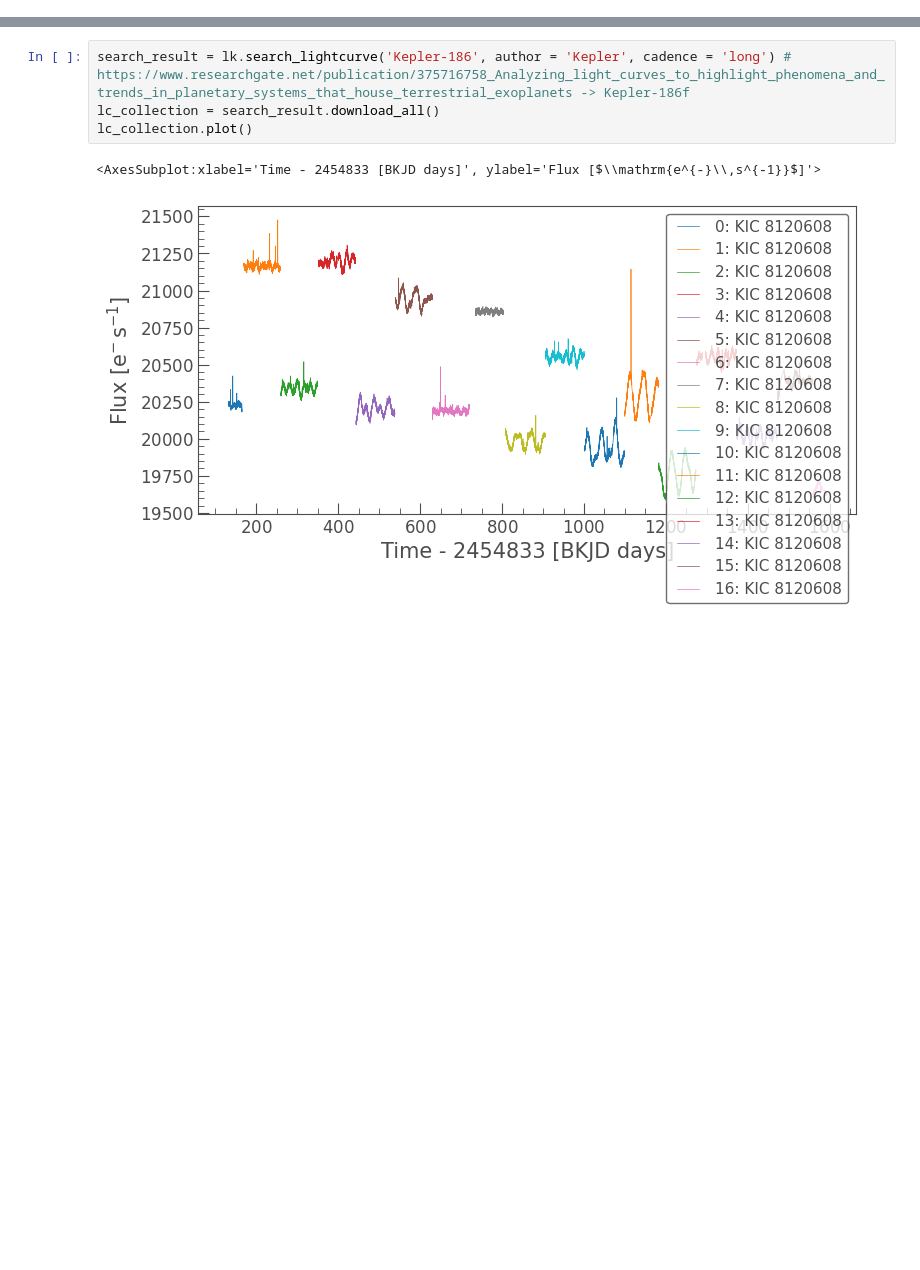
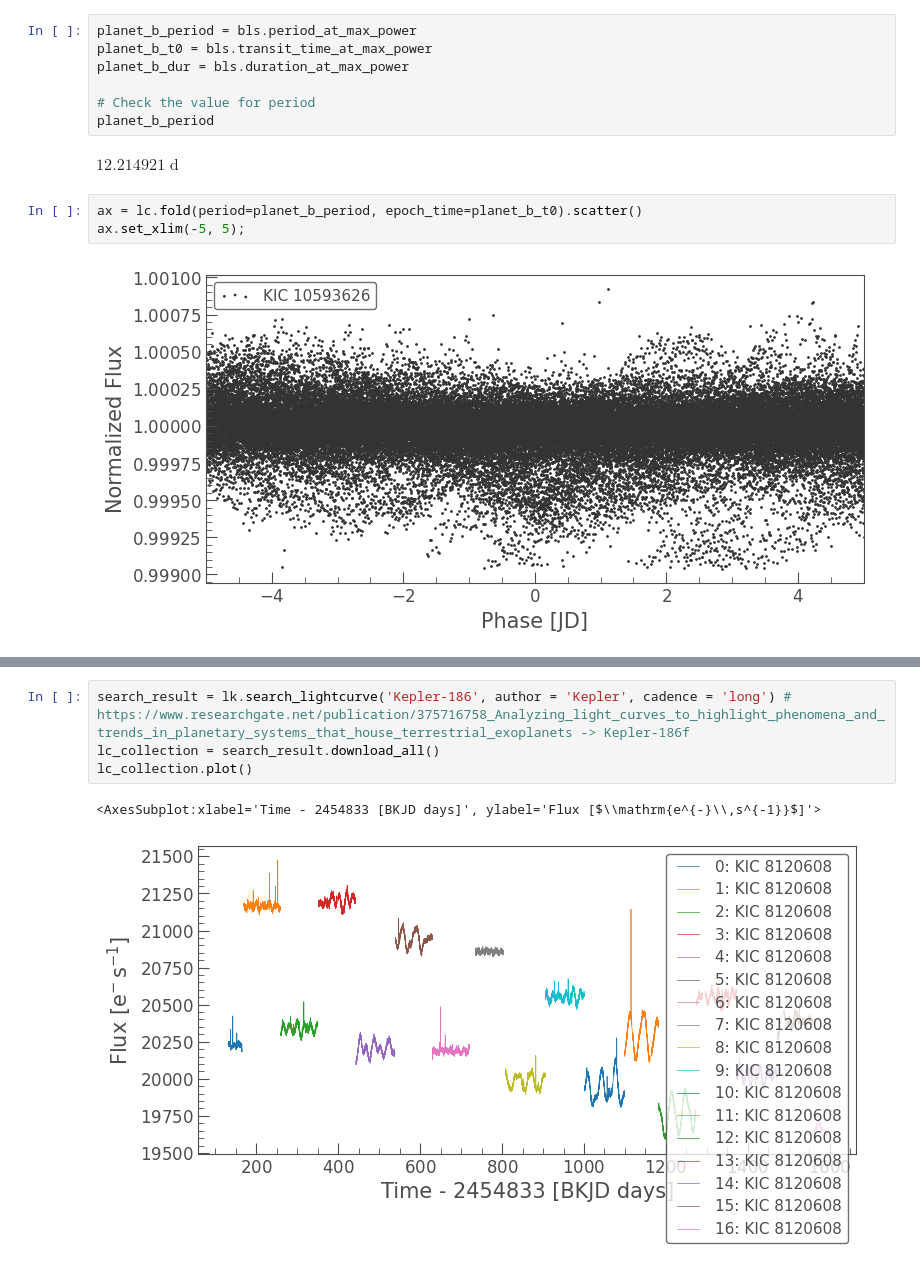
Before and after one commit to Signal-K/sytizen, a Jupyter notebook: deepnote/Star_Sailors_Light_Curve_Plot/Transiting Exoplanets.ipynb, the cells around one changed output, grey strips where cells are left out. Cells and saved outputs as stored; diff of their text form; blank space fills up the shorter version.

```diff
--- a/deepnote/Star_Sailors_Light_Curve_Plot/Transiting Exoplanets.ipynb
+++ b/deepnote/Star_Sailors_Light_Curve_Plot/Transiting Exoplanets.ipynb
@@ -24,0 +48,14 @@ import matplotlib.pyplot as plt
+# %%
+planet_b_period = bls.period_at_max_power
+planet_b_t0 = bls.transit_time_at_max_power
+planet_b_dur = bls.duration_at_max_power
+
+# Check the value for period
+planet_b_period
+# %% [output]
+$12.214921 \; \mathrm{d}$
+# %%
+ax = lc.fold(period=planet_b_period, epoch_time=planet_b_t0).scatter()
+ax.set_xlim(-5, 5);
+# %% [output]
+[figure, added]
```
Also changed, not shown: parts of 15 cells of this notebook.
